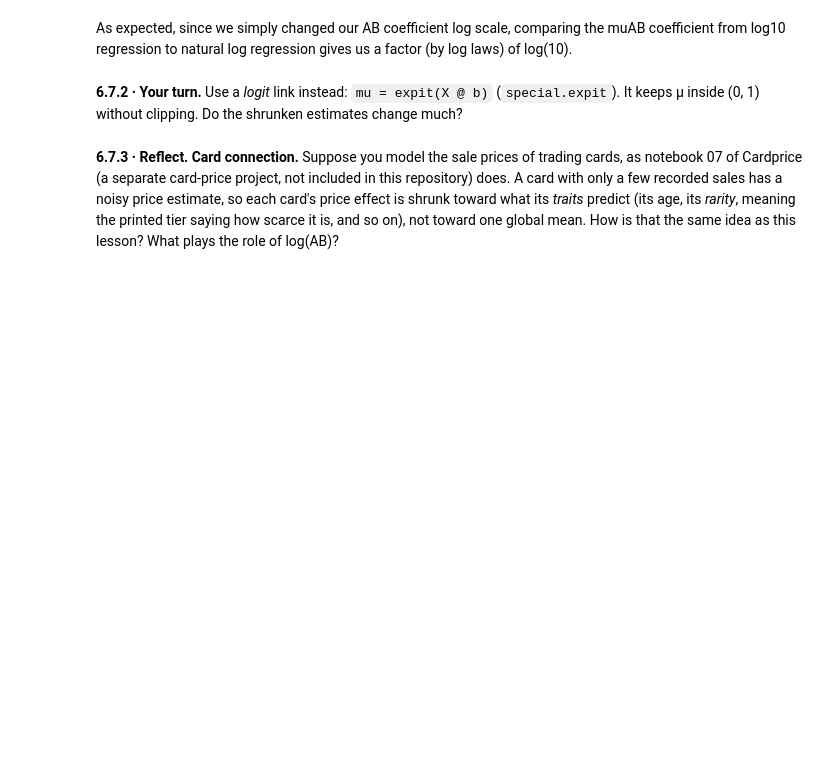
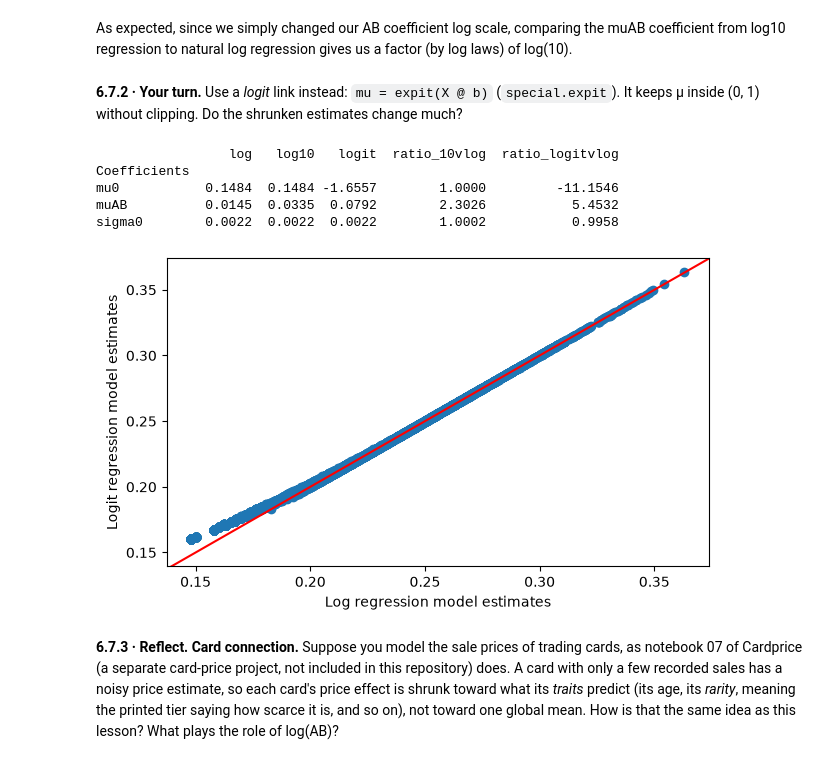
Before and after one commit to jliu771/BayesBaseballCardsandComputers, a Jupyter notebook: empirical_bayes/06_beta_binomial_regression_JLanswer.ipynb, the cells around one changed output. Drawn from its saved outputs; the diff is of its cells as text; code cells hidden in the pictures; blank space fills up the shorter version.

```diff
--- a/empirical_bayes/06_beta_binomial_regression_JLanswer.ipynb
+++ b/empirical_bayes/06_beta_binomial_regression_JLanswer.ipynb
@@ -341,6 +341,45 @@ As expected, since we simply changed our AB coefficient log scale, comparing the
 **6.7.2 · Your turn.** Use a *logit* link instead: `mu = expit(X @ b)` (`special.expit`). It keeps μ inside (0, 1) without clipping. Do the shrunken estimates change much?
 # %%
 # 6.7.2 · Your code here
+Xlogit = np.column_stack((np.full(len(career), 1), np.log(career.AB)))
+
+def bb_reg_neg_logit_lik(params, H, AB, X):
+    [*b, log_sigma] = params
+    mu = special.expit(X @ b)
+    sigma = np.exp(log_sigma)
+    alpha = mu / sigma
+    beta = ((1 - mu)/sigma)
+    return -stats.betabinom.logpmf(H, AB, alpha, beta).sum()
+
+def fit_bb_regression_logit(H, AB, X, start = None):
+    if start is None:
+        start = [special.logit(0.2), 0.01, -6]
+    res = optimize.minimize(bb_reg_neg_logit_lik, x0 = start, args = (H, AB, X), method = "L-BFGS-B")
+    coeffs = res.x[:-1]
+    sigfit = res.x[-1]
+    return *coeffs, np.exp(sigfit)
+
+mu0_logit, muAB_logit, sig_logit = fit_bb_regression_logit(career.H, career.AB, Xlogit)
+# %% [output]
+                 log   log10   logit  ratio_10vlog  ratio_logitvlog
+Coefficients
+mu0           0.1484  0.1484 -1.6557        1.0000         -11.1546
+muAB          0.0145  0.0335  0.0792        2.3026           5.4532
+sigma0        0.0022  0.0022  0.0022        1.0002           0.9958
+# %%
+mu_logit = special.expit(mu0_logit + muAB_logit * np.log(career.AB))
+career['alpha0_logit'], career['beta0_logit'] = to_alpha_beta(mu_logit, sig_logit)
+career['alpha1_logit'] = career.alpha0_logit + career.H
+career['beta1_logit'] = career.beta0_logit + career.AB - career.H
+career['logit_eb']  = career.alpha1_logit / (career.alpha1_logit + career.beta1_logit)
+
+plt.scatter(career.new_eb, career.logit_eb)
+plt.axline((0.15, 0.15), slope=1, color = 'red')
+plt.xlabel("Log regression model estimates")
+plt.ylabel("Logit regression model estimates")
+plt.show()
+# %% [output]
+[figure, added]
 # %% [markdown]
 **6.7.3 · Reflect.** **Card connection.** Suppose you model the sale prices of trading cards, as notebook 07 of Cardprice (a separate card-price project, not included in this repository) does. A card with only a few recorded sales has a noisy price estimate, so each card's price effect is shrunk toward what its *traits* predict (its age, its *rarity*, meaning the printed tier saying how scarce it is, and so on), not toward one global mean. How is that the same idea as this lesson? What plays the role of log(AB)?
 # %% [markdown]
```
Also changed, not shown: 9 other files.
